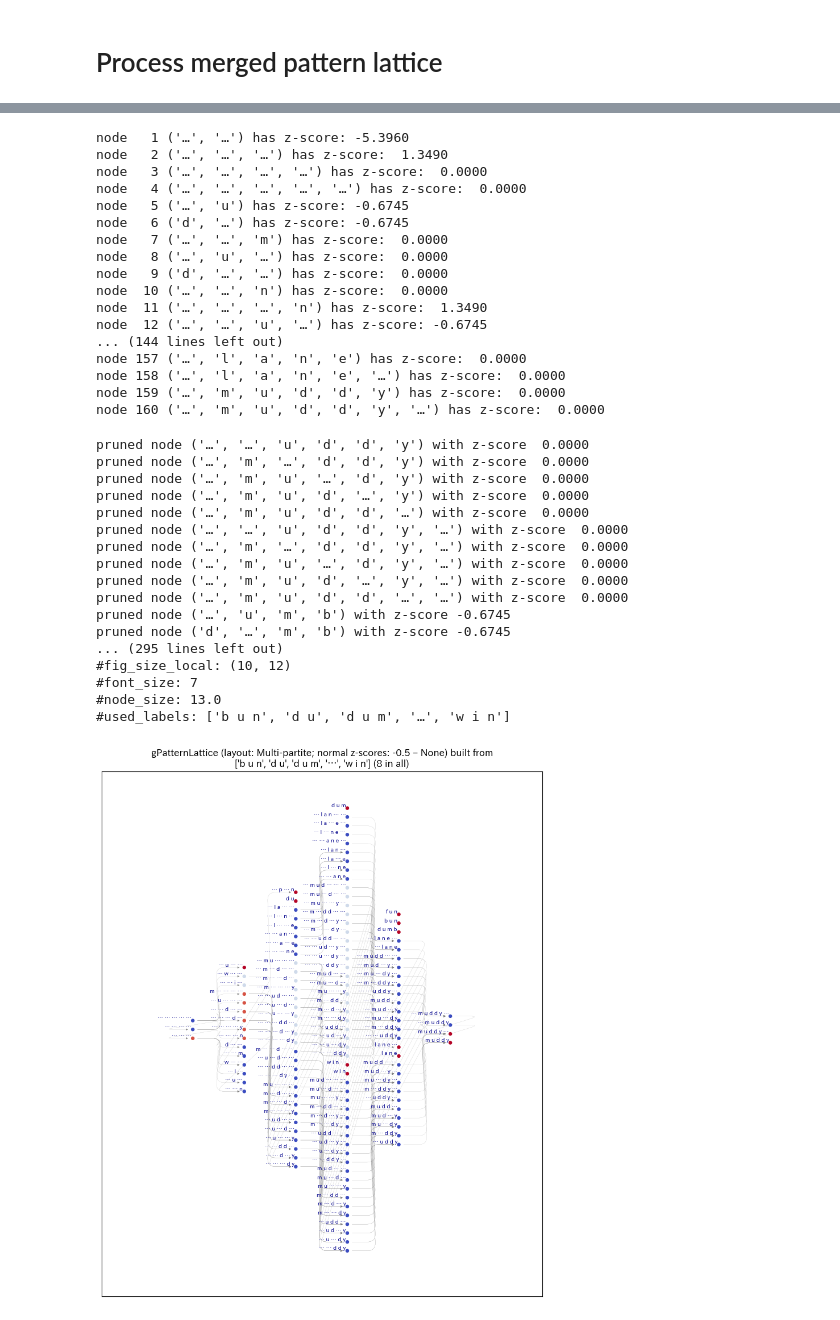
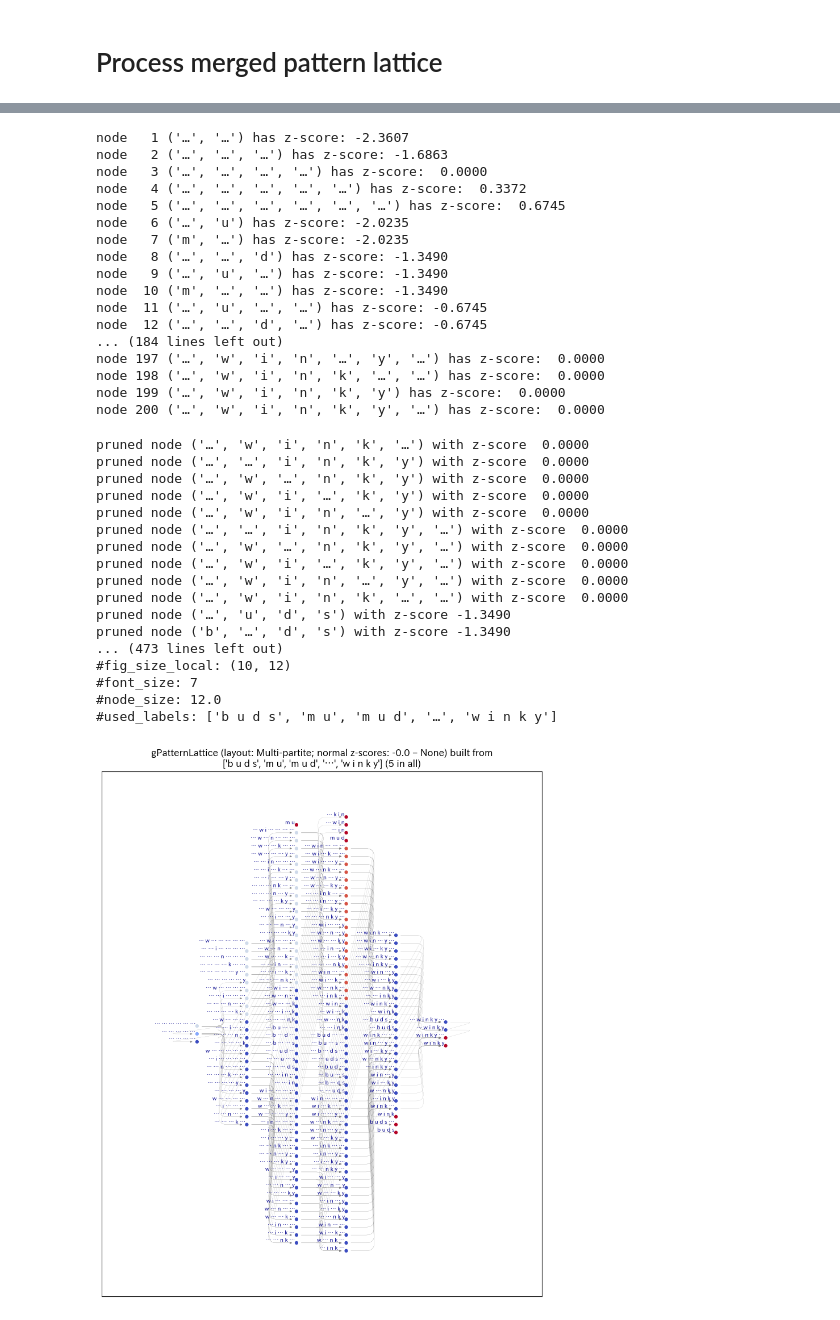
Before and after one commit to kow-k/pyPLB, a Jupyter notebook: gPLB-runner.ipynb, the cells around one changed output, grey strips where cells are left out. Saved outputs shown, nothing was run; the diff lists cells and outputs as text; code cells hidden in the pictures.

```diff
--- a/gPLB-runner.ipynb
+++ b/gPLB-runner.ipynb
@@ -290,10 +291,8 @@ Layout is unknown: Multi-partite (default) is used
 # %%
 ## merge pattern lattices
 gen_links_internally = False
-
 import functools
-M = functools.reduce (lambda La, Lb: La.merge_lattices (Lb, gen_links_internally = gen_links_internally, reflexive = reflexive,
-                                                        show_steps = True, check = False),
+M = functools.reduce (lambda La, Lb: La.merge_lattices (Lb, gen_links_internally = gen_links_internally, reflexive = reflexive, show_steps = True, check = False),
                                                         Lx)
 # %% [output]
 #merging pattern lattices ...
@@ -488,70 +477,70 @@ for key, value in Link_bases.items():
     i += 1
     print(f"node {i:3d} {key} has z-score: {value: .4f}")
 # %% [output]
-node   1 ('…', '…') has z-score: -5.3960
-node   2 ('…', '…', '…') has z-score:  1.3490
+node   1 ('…', '…') has z-score: -2.3607
+node   2 ('…', '…', '…') has z-score: -1.6863
 node   3 ('…', '…', '…', '…') has z-score:  0.0000
-node   4 ('…', '…', '…', '…', '…') has z-score:  0.0000
-node   5 ('…', 'u') has z-score: -0.6745
-node   6 ('d', '…') has z-score: -0.6745
-node   7 ('…', '…', 'm') has z-score:  0.0000
-node   8 ('…', 'u', '…') has z-score:  0.0000
-node   9 ('d', '…', '…') has z-score:  0.0000
-node  10 ('…', '…', 'n') has z-score:  0.0000
-node  11 ('…', '…', '…', 'n') has z-score:  1.3490
-node  12 ('…', '…', 'u', '…') has z-score: -0.6745
-... (144 lines left out)
-node 157 ('…', 'l', 'a', 'n', 'e') has z-score:  0.0000
-node 158 ('…', 'l', 'a', 'n', 'e', '…') has z-score:  0.0000
-node 159 ('…', 'm', 'u', 'd', 'd', 'y') has z-score:  0.0000
-node 160 ('…', 'm', 'u', 'd', 'd', 'y', '…') has z-score:  0.0000
+node   4 ('…', '…', '…', '…', '…') has z-score:  0.3372
+node   5 ('…', '…', '…', '…', '…', '…') has z-score:  0.6745
+node   6 ('…', 'u') has z-score: -2.0235
+node   7 ('m', '…') has z-score: -2.0235
+node   8 ('…', '…', 'd') has z-score: -1.3490
+node   9 ('…', 'u', '…') has z-score: -1.3490
+node  10 ('m', '…', '…') has z-score: -1.3490
+node  11 ('…', 'u', '…', '…') has z-score: -0.6745
+node  12 ('…', '…', 'd', '…') has z-score: -0.6745
+... (184 lines left out)
+node 197 ('…', 'w', 'i', 'n', '…', 'y', '…') has z-score:  0.0000
+node 198 ('…', 'w', 'i', 'n', 'k', '…', '…') has z-score:  0.0000
+node 199 ('…', 'w', 'i', 'n', 'k', 'y') has z-score:  0.0000
+node 200 ('…', 'w', 'i', 'n', 'k', 'y', '…') has z-score:  0.0000
 # %%
 ## draw a pruned diagram from the merged lattice
 graph_layouts = [   'Multi_partite', # 0
                     'Graphviz', # 1
                     'ARF', # 2
                     'Fruchterman_Reingold', # 3
                     'Kamada_Kawai', # 4
                     'Spring', # 5
                     'Shell', # 6
                     'Spectral', # 7
                     'Circular', # 8
                     'Planar' # 9 # often fails
                  ]
 ##
 layout             = graph_layouts[0]
 scale_factor       = 3
-zscore_lowerbound  = -0.5
+zscore_lowerbound  = -0.0
 
 manually_set = True
 if manually_set:
    M.draw_diagrams (generalized = generalized, layout = layout, auto_fig_sizing = False, fig_size = (10, 12),
                     label_sample_n = 4, label_size = 16, node_size = 52,
                     font_name = multibyte_font_name, zscore_lowerbound = zscore_lowerbound,
                     scale_factor = scale_factor, check = False)
 else:
    M.draw_diagrams (generalized = generalized, layout = layout, auto_fig_sizing = True, label_sample_n = 4,
                     zscore_lowerbound = zscore_lowerbound,
                     scale_factor = scale_factor, font_name = multibyte_font_name, check = False)
 # %% [output]
-pruned node ('…', '…', 'u', 'd', 'd', 'y') with z-score  0.0000
-pruned node ('…', 'm', '…', 'd', 'd', 'y') with z-score  0.0000
-pruned node ('…', 'm', 'u', '…', 'd', 'y') with z-score  0.0000
-pruned node ('…', 'm', 'u', 'd', '…', 'y') with z-score  0.0000
-pruned node ('…', 'm', 'u', 'd', 'd', '…') with z-score  0.0000
-pruned node ('…', '…', 'u', 'd', 'd', 'y', '…') with z-score  0.0000
-pruned node ('…', 'm', '…', 'd', 'd', 'y', '…') with z-score  0.0000
-pruned node ('…', 'm', 'u', '…', 'd', 'y', '…') with z-score  0.0000
-pruned node ('…', 'm', 'u', 'd', '…', 'y', '…') with z-score  0.0000
-pruned node ('…', 'm', 'u', 'd', 'd', '…', '…') with z-score  0.0000
-pruned node ('…', 'u', 'm', 'b') with z-score -0.6745
-pruned node ('d', '…', 'm', 'b') with z-score -0.6745
-... (295 lines left out)
+pruned node ('…', 'w', 'i', 'n', 'k', '…') with z-score  0.0000
+pruned node ('…', '…', 'i', 'n', 'k', 'y') with z-score  0.0000
+pruned node ('…', 'w', '…', 'n', 'k', 'y') with z-score  0.0000
+pruned node ('…', 'w', 'i', '…', 'k', 'y') with z-score  0.0000
+pruned node ('…', 'w', 'i', 'n', '…', 'y') with z-score  0.0000
+pruned node ('…', '…', 'i', 'n', 'k', 'y', '…') with z-score  0.0000
+pruned node ('…', 'w', '…', 'n', 'k', 'y', '…') with z-score  0.0000
+pruned node ('…', 'w', 'i', '…', 'k', 'y', '…') with z-score  0.0000
+pruned node ('…', 'w', 'i', 'n', '…', 'y', '…') with z-score  0.0000
+pruned node ('…', 'w', 'i', 'n', 'k', '…', '…') with z-score  0.0000
+pruned node ('…', 'u', 'd', 's') with z-score -1.3490
+pruned node ('b', '…', 'd', 's') with z-score -1.3490
+... (473 lines left out)
 #fig_size_local: (10, 12)
 #font_size: 7
-#node_size: 13.0
-#used_labels: ['b u n', 'd u', 'd u m', '…', 'w i n']
+#node_size: 12.0
+#used_labels: ['b u d s', 'm u', 'm u d', '…', 'w i n k y']
-[figure, old version]
+[figure, new version]
 # %%
 ## draw a full diagram from the merged lattice
 if draw_full_version_for_merged:
```
Also changed, not shown: parts of 13 cells of this notebook.
